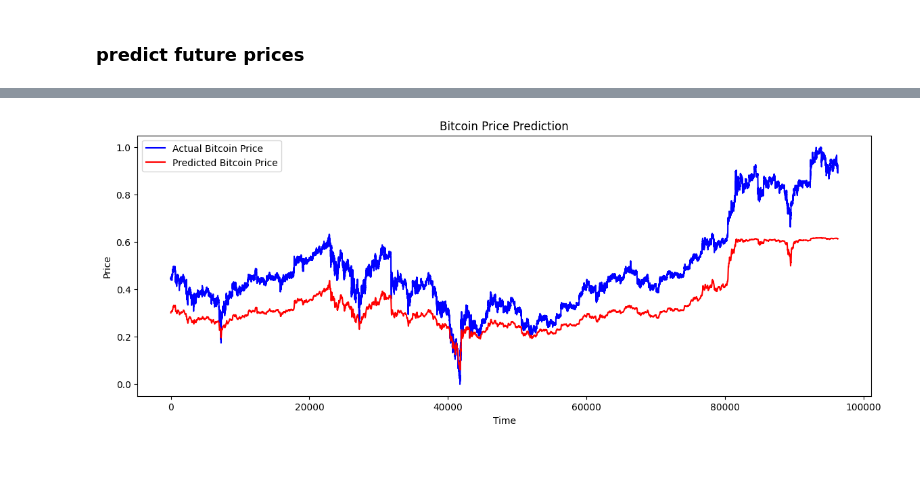
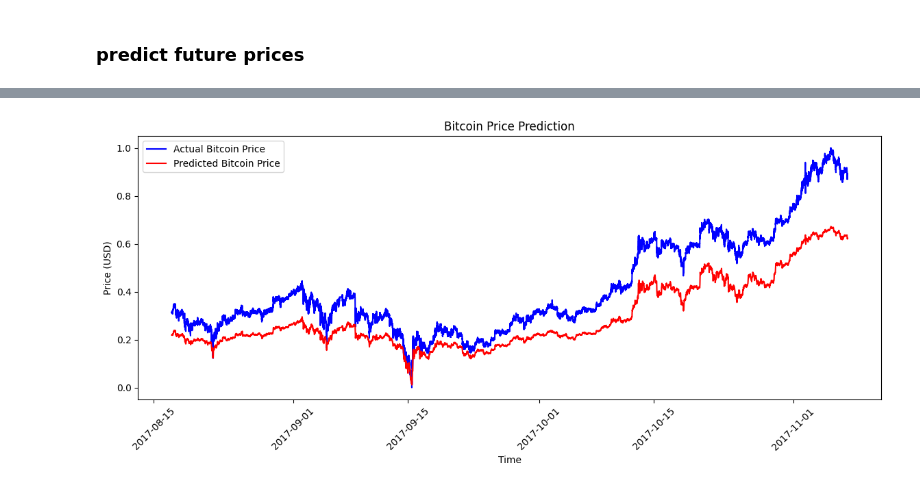
Before and after one commit to 73gon/bitcoin-forecasting-using-ml, a Jupyter notebook: bitcoin_prediction.ipynb, the cells around one changed output, grey strips where cells are left out. Drawn from its saved outputs; the diff is of its cells as text; code cells hidden in the pictures; blank space fills up the shorter version.

```diff
--- a/bitcoin_prediction.ipynb
+++ b/bitcoin_prediction.ipynb
@@ -375,17 +367,30 @@ Epoch 6/50
 # %%
-# Load the trained model (if needed)
+# Assuming you have already fit the scalers during the preparation phase
+# scaler_y = MinMaxScaler(feature_range=(0, 1))
+# scaler_y.fit(y_train)  # Ensure this was done with the training data
+
+# Load the trained model
 lstm_model = load_model('lstm_model.keras')
 
 # Predict future prices
-predictions = lstm_model.predict(x)
+predictions = lstm_model.predict(x_scaled)
 
-# Compare predictions with actual prices
-plt.figure(figsize=(14,5))
-plt.plot(y, color='blue', label='Actual Bitcoin Price')
-plt.plot(predictions, color='red', label='Predicted Bitcoin Price')
+# Inverse transform the predictions and actual prices
+predicted_prices = scaler_y.inverse_transform(predictions).flatten()
+actual_prices = scaler_y.inverse_transform(y_scaled.reshape(-1, 1)).flatten()
+
+# Prepare the time axis using the original timestamps
+# Assuming you have 'timestamp' column in your price_df which is your date-time series
+time_axis = pd.to_datetime(price_df['timestamp'].iloc[60:len(predicted_prices)+60])
+
+# Plot the results
+plt.figure(figsize=(14, 5))
+plt.plot(time_axis, actual_prices, color='blue', label='Actual Bitcoin Price')
+plt.plot(time_axis, predicted_prices, color='red', label='Predicted Bitcoin Price')
 plt.title('Bitcoin Price Prediction')
 plt.xlabel('Time')
-plt.ylabel('Price')
+plt.ylabel('Price (USD)')
 plt.legend()
+plt.xticks(rotation=45)
 plt.show()
 # %% [output]
@@ -393,4 +398,4 @@ plt.show()
-[figure, old version]
+[figure, new version]
 # %%
 from sklearn.model_selection import train_test_split
 import numpy as np
```
Also changed, not shown: parts of 8 cells of this notebook.
